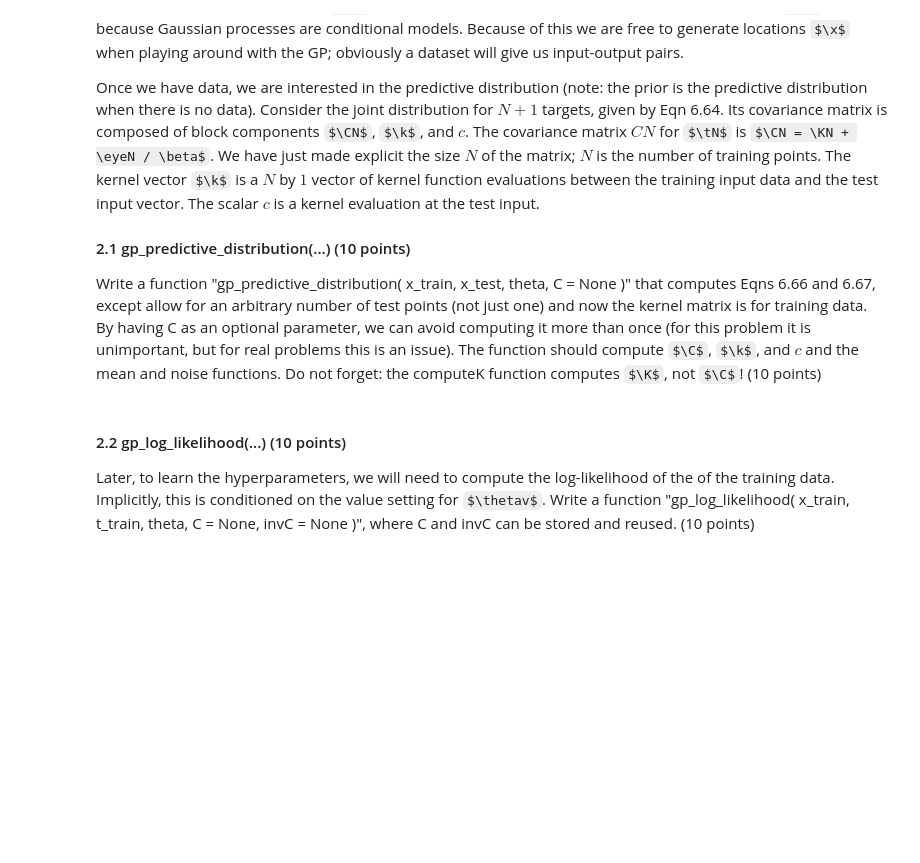
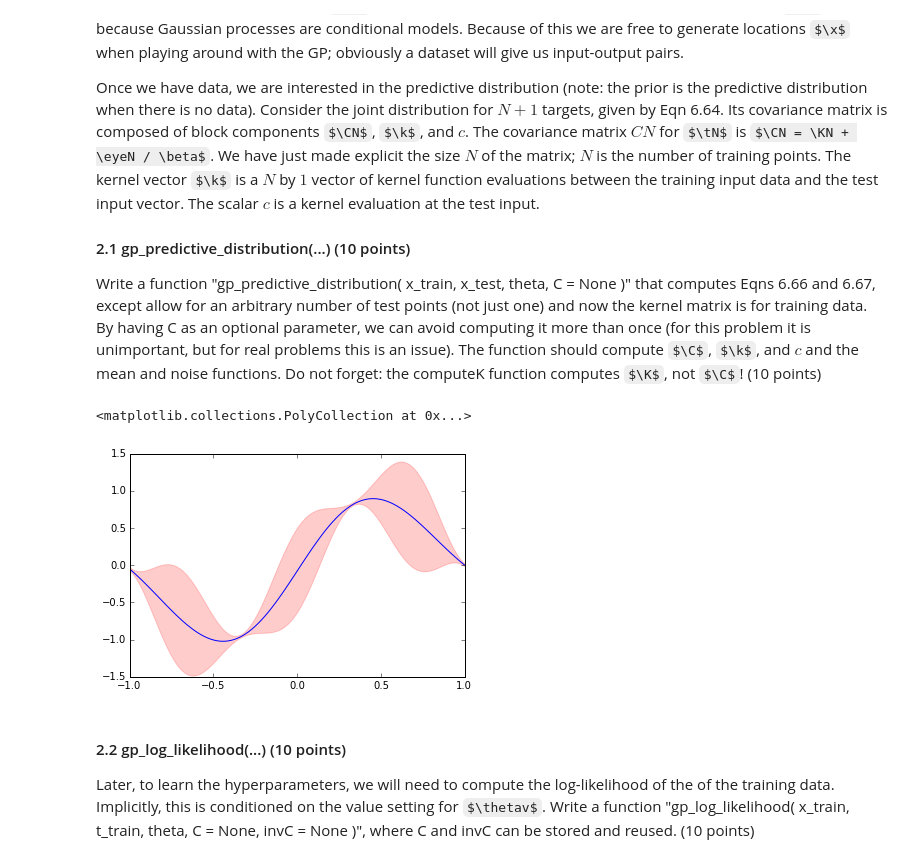
Before and after one commit to basveeling/ml1labs, a Jupyter notebook: lab3/Lab3.ipynb, the cells around one changed output. Cells and saved outputs as stored; diff of their text form; code cells hidden in the pictures; some formulas as TeX source; blank space fills up the shorter version.

```diff
--- a/lab3/Lab3.ipynb
+++ b/lab3/Lab3.ipynb
@@ -155,6 +173,39 @@ Once we have data, we are interested in the predictive distribution (note: the p
 
 #### 2.1 gp_predictive_distribution(...) (10 points)
 Write a function "gp_predictive_distribution( x_train, x_test, theta, C = None )" that computes  Eqns 6.66 and 6.67, except allow for an arbitrary number of test points (not just one) and now the kernel matrix is for training data.  By having C as an optional parameter, we can avoid computing it more than once (for this problem it is unimportant, but for real problems this is an issue).  The function should compute $\C$, $\k$, and $c$ and the mean and noise functions.  Do not forget: the computeK function computes $\K$, not $\C$! (10 points)
+# %%
+def gp_predictive_distribution( x_train, t_train, x_test, thetas, beta, CN = None ):
+    assert (np.size(np.shape(x_train)) == 1), 'x_train should be a column vector array'
+    assert (np.size(np.shape(t_train)) == 1), 't_train should be a column vector array'
+    assert (np.size(np.shape(x_test)) == 1), 'x_test should be a column vector array'
+    assert (thetas.shape == (4,)), 'thetas is a column vector of size 4, it is ' + str(thetas.shape)
+    assert (np.shape(beta) == ()), 'beta is a scalar'
+
+
+    N = x_train.shape[0]
+    if CN == None:
+        K = computeK( x_train, x_train, thetas);
+        CN = K + np.identity(N)*(1/beta)
+
+    M = x_test.shape[0] # amount of new test points
+    Mean = np.zeros(M)
+    Sigma2 = np.zeros(M)
+    for i in range(M):
+        k = computeK(x_train, x_test[i], thetas)
+        c = k_n_m(x_test[i],x_test[i],thetas) + (1/beta)
+        Mean[i] = k.T.dot(numpy.linalg.inv(CN)).dot(t_train)
+        Sigma2[i] = c - k.T.dot(numpy.linalg.inv(CN)).dot(k)
+
+    return CN,k,c,Mean,Sigma2
+# %%
+x_points = np.linspace(-1,1,100)
+thetas =  np.array([9,4,0,0])
+CN,k,c,Mean,Sigma2= gp_predictive_distribution( x_test, t_test, x_points, thetas, beta, CN = None )
+plt.plot(x_points,Mean)
+plt.fill_between(x_points,Mean - Sigma2, Mean + Sigma2, color='red', alpha='0.2')
+# %% [output]
+<matplotlib.collections.PolyCollection at 0x...>
+[figure, added]
 # %% [markdown]
 #### 2.2 gp_log_likelihood(...) (10 points)
 Later, to learn the hyperparameters, we will need to compute the log-likelihood of the of the training data.  Implicitly, this is conditioned on the value setting for $\thetav$.  Write a function "gp_log_likelihood( x_train, t_train, theta, C = None, invC = None )", where C and invC can be stored and reused.  (10 points)
```
Also changed, not shown: parts of 7 cells of this notebook.
